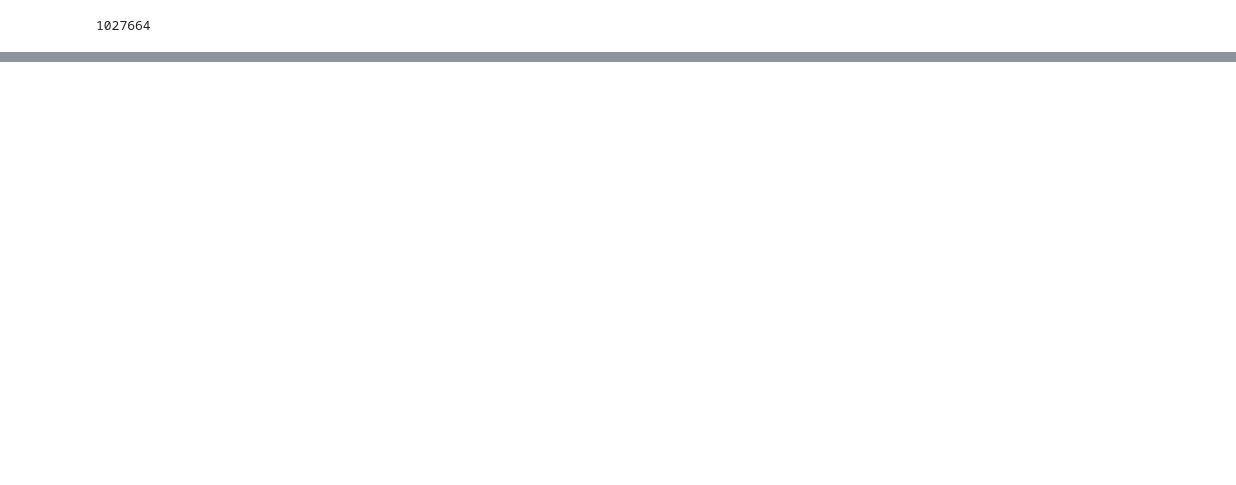
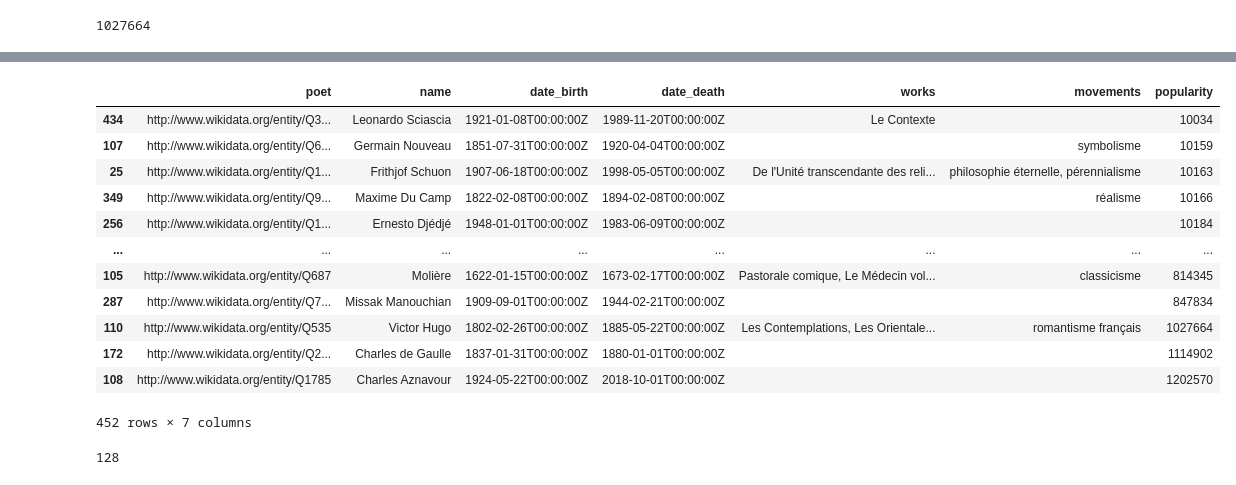
Before and after one commit to Nafru3/PoetNetwork, a Jupyter notebook: main.ipynb, the cells around one changed output, grey strips where cells are left out. Drawn from its saved outputs; the diff is of its cells as text; code cells hidden in the pictures; blank space fills up the shorter version.

```diff
--- a/main.ipynb
+++ b/main.ipynb
@@ -217,0 +158,26 @@ plot.show()
+# %%
+
+dataframe_sorted = dataframe.sort_values(by='popularity', ascending=True)
+dataframe_sorted
+# %% [output]
+|  | poet | name | date_birth | date_death | works | movements | popularity |
+| 434 | http://www.wikidata.org/entity/Q3... | Leonardo Sciascia | 1921-01-08T00:00:00Z | 1989-11-20T00:00:00Z | Le Contexte |  | 10034 |
+| 107 | http://www.wikidata.org/entity/Q6... | Germain Nouveau | 1851-07-31T00:00:00Z | 1920-04-04T00:00:00Z |  | symbolisme | 10159 |
+| 25 | http://www.wikidata.org/entity/Q1... | Frithjof Schuon | 1907-06-18T00:00:00Z | 1998-05-05T00:00:00Z | De l'Unité transcendante des reli... | philosophie éternelle, pérennialisme | 10163 |
+| 349 | http://www.wikidata.org/entity/Q9... | Maxime Du Camp | 1822-02-08T00:00:00Z | 1894-02-08T00:00:00Z |  | réalisme | 10166 |
+| 256 | http://www.wikidata.org/entity/Q1... | Ernesto Djédjé | 1948-01-01T00:00:00Z | 1983-06-09T00:00:00Z |  |  | 10184 |
+| ... | ... | ... | ... | ... | ... | ... | ... |
+| 105 | http://www.wikidata.org/entity/Q687 | Molière | 1622-01-15T00:00:00Z | 1673-02-17T00:00:00Z | Pastorale comique, Le Médecin vol... | classicisme | 814345 |
+| 287 | http://www.wikidata.org/entity/Q7... | Missak Manouchian | 1909-09-01T00:00:00Z | 1944-02-21T00:00:00Z |  |  | 847834 |
+| 110 | http://www.wikidata.org/entity/Q535 | Victor Hugo | 1802-02-26T00:00:00Z | 1885-05-22T00:00:00Z | Les Contemplations, Les Orientale... | romantisme français | 1027664 |
+| 172 | http://www.wikidata.org/entity/Q2... | Charles de Gaulle | 1837-01-31T00:00:00Z | 1880-01-01T00:00:00Z |  |  | 1114902 |
+| 108 | http://www.wikidata.org/entity/Q1785 | Charles Aznavour | 1924-05-22T00:00:00Z | 2018-10-01T00:00:00Z |  |  | 1202570 |
+452 rows × 7 columns
+# %%
+nbr = len(dataframe["movements"])
+for m in dataframe["movements"]:
+    if m == "":
+        nbr -= 1
+nbr
+# %% [output]
+128
```
Also changed, not shown: parts of 14 cells of this notebook, 9 other files.
